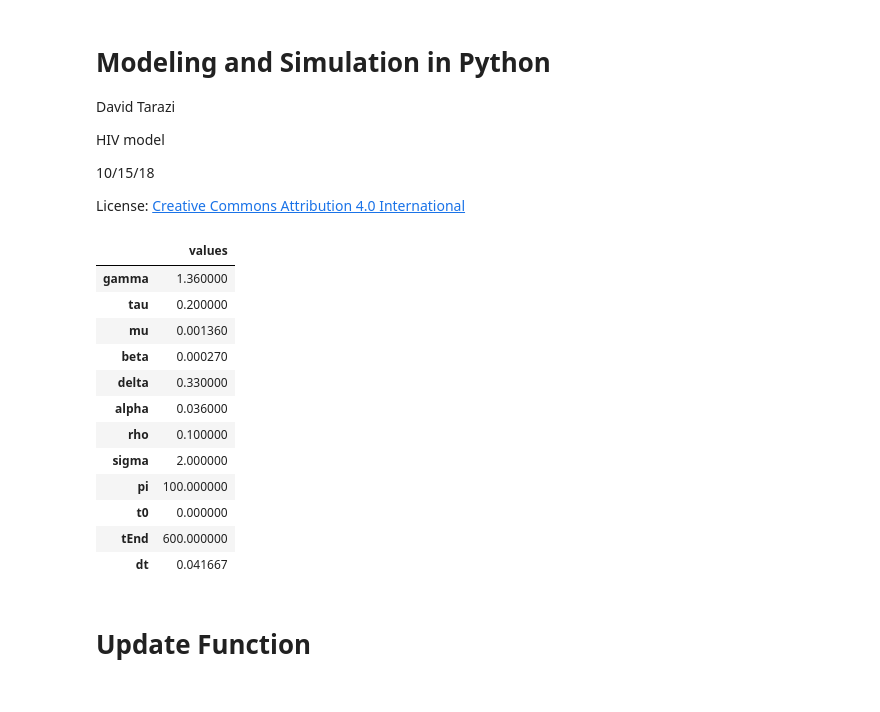
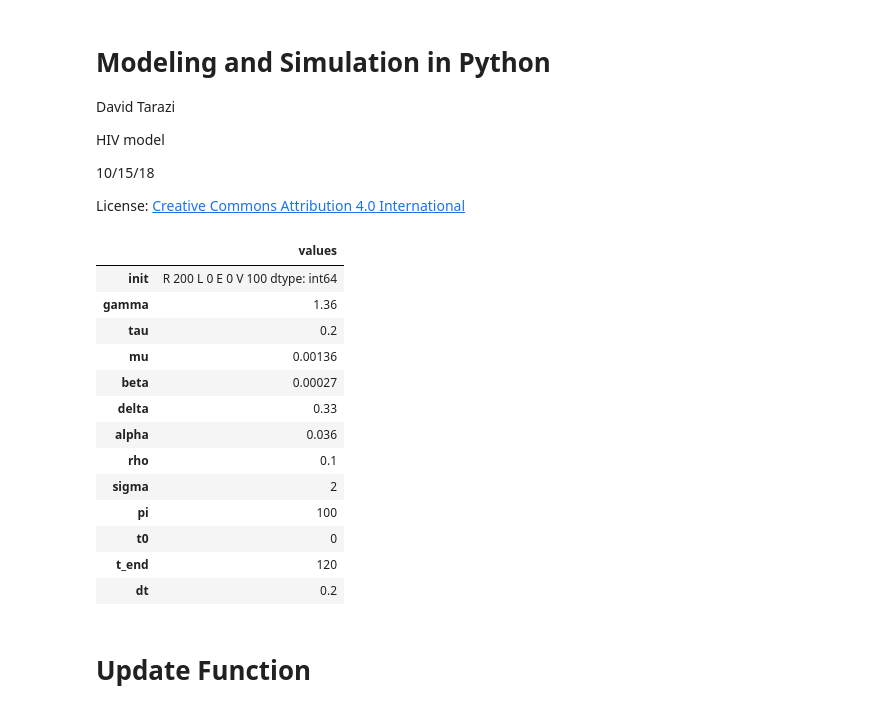
Before and after one commit to davidt315/ModSimPy, a Jupyter notebook: code/hiv_model.ipynb, the cells around one changed output. Cells and saved outputs as stored; diff of their text form; code cells hidden in the pictures.

```diff
--- a/code/hiv_model.ipynb
+++ b/code/hiv_model.ipynb
@@ -19,21 +19,22 @@ License: [Creative Commons Attribution 4.0 International](https://creativecommon
 from modsim import *
 # %%
 init = State(R = 200, L = 0, E = 0, V = 100)
-system = System(gamma = 1.36, tau = .2, mu = .00136, beta = .00027, delta = .33, alpha = .036, rho = .1, sigma = 2, pi = 100, t0 = 0, tEnd = 600, dt = 1/24)
+system = System(init = init, gamma = 1.36, tau = .2, mu = .00136, beta = .00027, delta = .33, alpha = .036, rho = .1, sigma = 2, pi = 100, t0 = 0, t_end = 120, dt = 0.2)
 # %% [output]
 |  | values |
-| gamma | 1.360000 |
-| tau | 0.200000 |
-| mu | 0.001360 |
-| beta | 0.000270 |
-| delta | 0.330000 |
-| alpha | 0.036000 |
-| rho | 0.100000 |
-| sigma | 2.000000 |
-| pi | 100.000000 |
-| t0 | 0.000000 |
-| tEnd | 600.000000 |
-| dt | 0.041667 |
+| init | R 200 L 0 E 0 V 100 dtype: int64 |
+| gamma | 1.36 |
+| tau | 0.2 |
+| mu | 0.00136 |
+| beta | 0.00027 |
+| delta | 0.33 |
+| alpha | 0.036 |
+| rho | 0.1 |
+| sigma | 2 |
+| pi | 100 |
+| t0 | 0 |
+| t_end | 120 |
+| dt | 0.2 |
 # %% [markdown]
 # Update Function
 # %%
```
Also changed, not shown: parts of 6 cells of this notebook, 4 other files.
